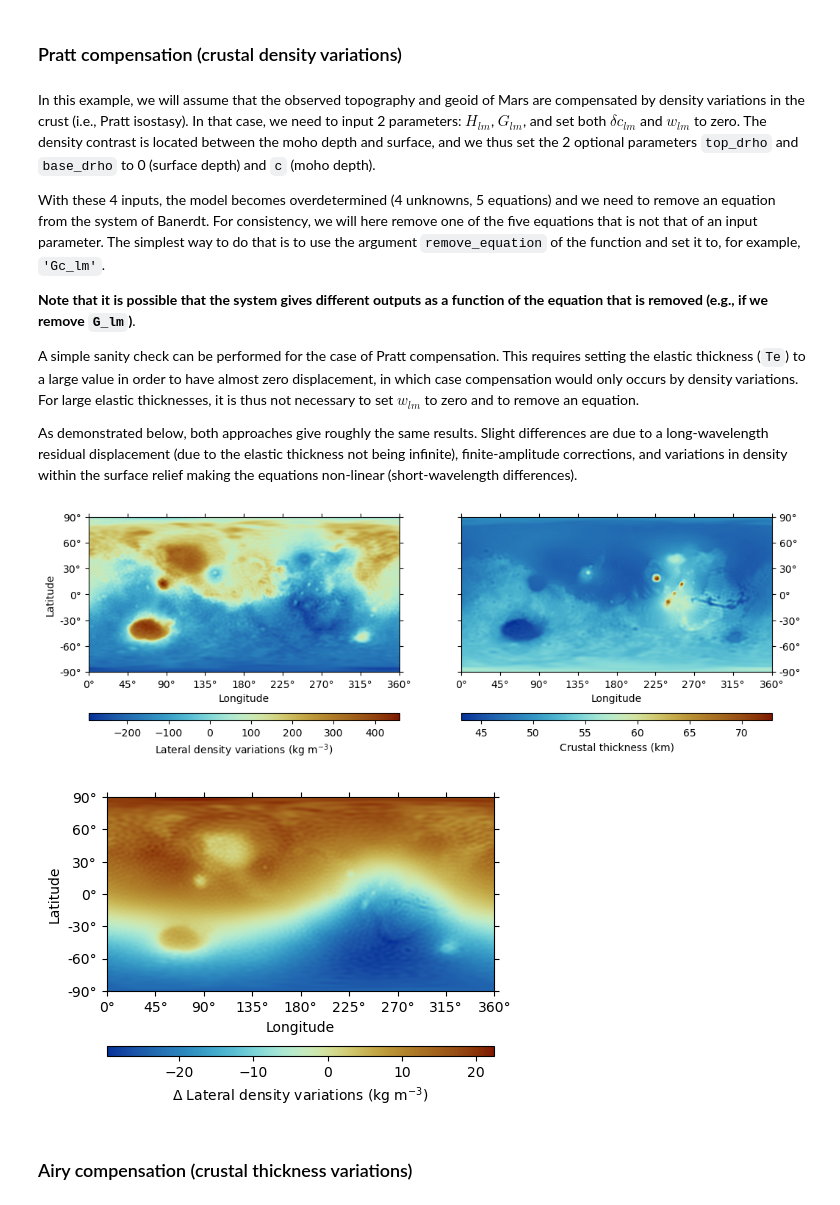
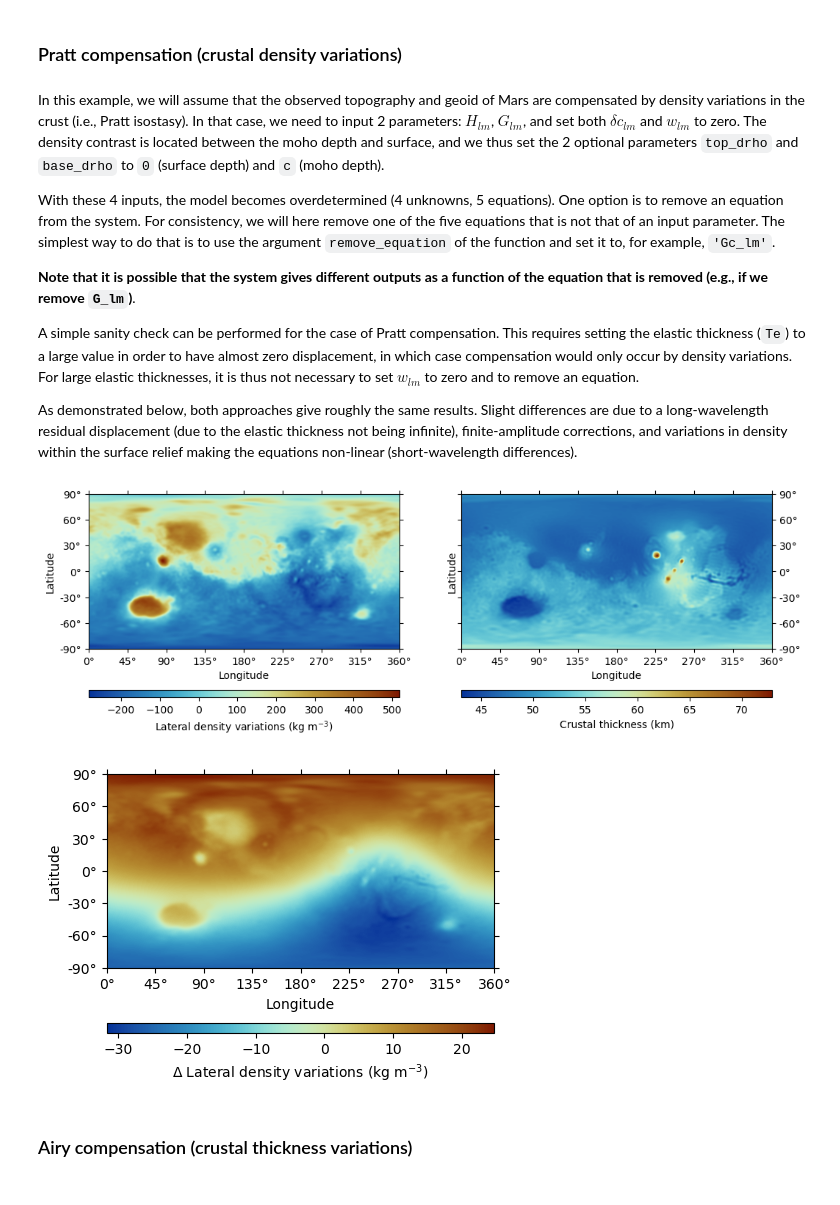
Before and after one commit to AB-Ares/Displacement_strain_planet, a Jupyter notebook: examples/Run_demo.ipynb, the cells around one changed output. Cells and saved outputs as stored; diff of their text form; code cells hidden in the pictures.

```diff
--- a/examples/Run_demo.ipynb
+++ b/examples/Run_demo.ipynb
@@ -49,8 +49,8 @@ We set some initial parameters for the upcoming inversion and send it to argumen
 c    = 50e3    # Mean Crustal thickness
 Te   = 100e3   # Elastic thickness
 rhom = 3500.   # Mantle density
-rhoc = 2900.   # Crustal density
-rhol = 2900.   # Surface density
+rhoc = 2800.   # Crustal density
+rhol = 2800.   # Surface density
 E    = 100e9   # Young's modulus
 v    = 0.25    # Poisson's ratio
 
@@ -89,7 +89,7 @@ The function outputs the following spherical harmonic coefficients: \
 
 And the linear solution `sols` are expressed as lambda functions (size lmax+1) of all components. Lambda functions can be used to re-calculate the same problem with different inputs very fast.
 # %%
-w_lm, A_lm, moho_relief_lm, dc_lm, drhom_lm, omega_lm, q_lm, Gc_lm, \
-G_lm, H_lm, sols = Thin_shell_matrix_nmax(*args_param_m, G_lm = geoid_clm.coeffs, \
+(w_lm, A_lm, moho_relief_lm, dc_lm, drhom_lm, omega_lm, q_lm, Gc_lm,
+G_lm, H_lm, sols) = Thin_shell_matrix_nmax(*args_param_m, G_lm = geoid_clm.coeffs,
         H_lm = topo_clm.coeffs, drhom_lm = zeros.copy(), filter = 'Ma', filter_half = 50)
 # %% [markdown]
@@ -118,10 +118,9 @@ ax4.set_visible(False)
 # %% [markdown]
 By default, the `Thin_shell_matrix_nmax` function computes the non-linear finite-amplitude corrections in an iterative manner. Let's compare what the difference would be assuming a mass-sheet case, which can be obtained by setting the optional `nmax` parameter to 1.
 # %%
-w_lm_n1, A_lm_n1, moho_relief_lm_n1, dc_lm_n1, drhom_lm_n1, omega_lm_n1, \
-q_lm_n1, Gc_lm_n1, G_lm_n1, H_lm_n1, sols = \
-Thin_shell_matrix_nmax(*args_param_m, G_lm = geoid_clm.coeffs, \
-        H_lm = topo_clm.coeffs, drhom_lm = zeros.copy(), nmax = 1, \
+(w_lm_n1, A_lm_n1, moho_relief_lm_n1, dc_lm_n1, drhom_lm_n1, omega_lm_n1,
+q_lm_n1, Gc_lm_n1, G_lm_n1, H_lm_n1, sols) = Thin_shell_matrix_nmax(*args_param_m,
+        G_lm = geoid_clm.coeffs, H_lm = topo_clm.coeffs, drhom_lm = zeros.copy(), nmax = 1,
         filter = 'Ma', filter_half = 50)
 
 args_plot = dict(tick_interval=[45, 30], colorbar = 'bottom', cmap = cm.roma_r)
@@ -129,7 +128,7 @@ fig, ((ax1,ax2),(ax3,ax4)) = plt.subplots(2,2, **args_fig)
 
 W_diff = pysh.SHCoeffs.from_array((w_lm-w_lm_n1)/1e3).expand(**args_expand)
 W_diff.plot(ax=ax1, cb_label = '$\\Delta$ Upward displacement (km)', **args_plot)
-pysh.SHCoeffs.from_array((dc_lm-dc_lm_n1)/1e3).expand(**args_expand).plot(ax=ax2, \
+pysh.SHCoeffs.from_array((dc_lm-dc_lm_n1)/1e3).expand(**args_expand).plot(ax=ax2,
         cb_label = '$\\Delta$ Isostatic crustal root variations (km)', **args_plot)
 (pysh.SHCoeffs.from_array(((moho_relief_lm-moho_relief_lm_n1))/1e3).expand(**args_expand)).\
         plot(ax=ax3, cb_label = '$\\Delta$ Moho relief (km)', show = True, **args_plot)
@@ -139,47 +138,47 @@ ax4.set_visible(False)
 # %% [markdown]
 ### Pratt compensation (crustal density variations)
 # %% [markdown]
-In this example, we will assume that the observed topography and geoid of Mars are compensated by density variations in the crust (i.e., Pratt isostasy). In that case, we need to input 2 parameters: $H_{lm}$, $G_{lm}$, and set both $\delta c_{lm}$ and $w_{lm}$ to zero. The density contrast is located between the moho depth and surface, and we thus set the 2 optional parameters `top_drho` and `base_drho` to 0 (surface depth) and `c` (moho depth).
+In this example, we will assume that the observed topography and geoid of Mars are compensated by density variations in the crust (i.e., Pratt isostasy). In that case, we need to input 2 parameters: $H_{lm}$, $G_{lm}$, and set both $\delta c_{lm}$ and $w_{lm}$ to zero. The density contrast is located between the moho depth and surface, and we thus set the 2 optional parameters `top_drho` and `base_drho` to `0` (surface depth) and `c` (moho depth).
 
-With these 4 inputs, the model becomes overdetermined (4 unknowns, 5 equations) and we need to remove an equation from the system of Banerdt. For consistency, we will here remove one of the five equations that is not that of an input parameter. The simplest way to do that is to use the argument `remove_equation` of the function and set it to, for example, `'Gc_lm'`.
+With these 4 inputs, the model becomes overdetermined (4 unknowns, 5 equations). One option is to remove an equation from the system. For consistency, we will here remove one of the five equations that is not that of an input parameter. The simplest way to do that is to use the argument `remove_equation` of the function and set it to, for example, `'Gc_lm'`.
 
 **Note that it is possible that the system gives different outputs as a function of the equation that is removed (e.g., if we remove `G_lm`)**.
 
-A simple sanity check can be performed for the case of Pratt compensation. This requires setting the elastic thickness (`Te`) to a large value in order to have almost zero displacement, in which case compensation would only occurs by density variations. For large elastic thicknesses, it is thus not necessary to set $w_{lm}$ to zero and to remove an equation.
+A simple sanity check can be performed for the case of Pratt compensation. This requires setting the elastic thickness (`Te`) to a large value in order to have almost zero displacement, in which case compensation would only occur by density variations. For large elastic thicknesses, it is thus not necessary to set $w_{lm}$ to zero and to remove an equation.
 
 As demonstrated below, both approaches give roughly the same results. Slight differences are due to a long-wavelength residual displacement (due to the elastic thickness not being infinite), finite-amplitude corrections, and variations in density within the surface relief making the equations non-linear (short-wavelength differences).
 # %%
 top_drho = 0.
 base_drho = c
 
-w_lm, A_lm, moho_relief_lm, dc_lm, drhom_lm, omega_lm, q_lm, Gc_lm, \
-G_lm, H_lm, sols = Thin_shell_matrix_nmax(*args_param_m, top_drho = top_drho, \
-        base_drho = base_drho, G_lm = geoid_clm.coeffs, H_lm = topo_clm.coeffs, \
-        dc_lm = zeros.copy(), w_lm = zeros.copy(), remove_equation = 'Gc_lm', \
+(w_lm, A_lm, moho_relief_lm, dc_lm, drhom_lm, omega_lm, q_lm, Gc_lm,
+G_lm, H_lm, sols) = Thin_shell_matrix_nmax(*args_param_m, top_drho = top_drho,
+        base_drho = base_drho, G_lm = geoid_clm.coeffs, H_lm = topo_clm.coeffs,
+        dc_lm = zeros.copy(), w_lm = zeros.copy(), remove_equation = 'Gc_lm',
         filter = 'Ma', filter_half = 50)
 
 ### Plotting
 args_plot = dict(tick_interval=[45, 30], colorbar = 'bottom', cmap = cm.roma_r)
 fig, (ax1,ax2) = plt.subplots(1,2, **args_fig)
 
-pysh.SHCoeffs.from_array(drhom_lm).expand(**args_expand).plot(ax=ax1, \
+pysh.SHCoeffs.from_array(drhom_lm).expand(**args_expand).plot(ax=ax1,
         cb_label = 'Lateral density variations (kg m$^{-3}$)', **args_plot)
 (pysh.SHCoeffs.from_array((H_lm-moho_relief_lm)/1e3).expand(**args_expand)).\
-        plot(ax=ax2, cb_label = 'Crustal thickness (km)', ticks = 'wSnE', ylabel = \
-        None, show = True, **args_plot)
+        plot(ax=ax2, cb_label = 'Crustal thickness (km)', ticks = 'wSnE',
+        show = True, **args_plot)
 
 # Alternative Te = 2000 km comparing drhom_lm
-drhom_lm_Te = Thin_shell_matrix_nmax(g0, R, c, 2000e3, rhom, rhoc, rhol, \
-        lmax, E, v, mass, top_drho = top_drho, base_drho = base_drho, \
-        G_lm = geoid_clm.coeffs, H_lm = topo_clm.coeffs, dc_lm = zeros.copy(), \
+drhom_lm_Te = Thin_shell_matrix_nmax(g0, R, c, 2000e3, rhom, rhoc, rhol,
+        lmax, E, v, mass, top_drho = top_drho, base_drho = base_drho,
+        G_lm = geoid_clm.coeffs, H_lm = topo_clm.coeffs, dc_lm = zeros.copy(),
         filter = 'Ma', filter_half = 50)[4]
 fig, ax = plt.subplots(1,1, figsize=(5,5), dpi= 100)
-pysh.SHCoeffs.from_array(drhom_lm-drhom_lm_Te).expand(**args_expand).plot(ax=ax, \
-        cb_label = '$\\Delta$ Lateral density variations (kg m$^{-3}$)', show = True,\
+pysh.SHCoeffs.from_array(drhom_lm-drhom_lm_Te).expand(**args_expand).plot(ax=ax,
+        cb_label = '$\\Delta$ Lateral density variations (kg m$^{-3}$)', show = True,
         **args_plot)
 # %% [output]
-[figure, old version]
+[figure, new version]
-[figure, old version]
+[figure, new version]
 # %% [markdown]
 ### Airy compensation (crustal thickness variations)
 # %% [markdown]
```
Also changed, not shown: parts of 16 cells of this notebook, 15 other files.
